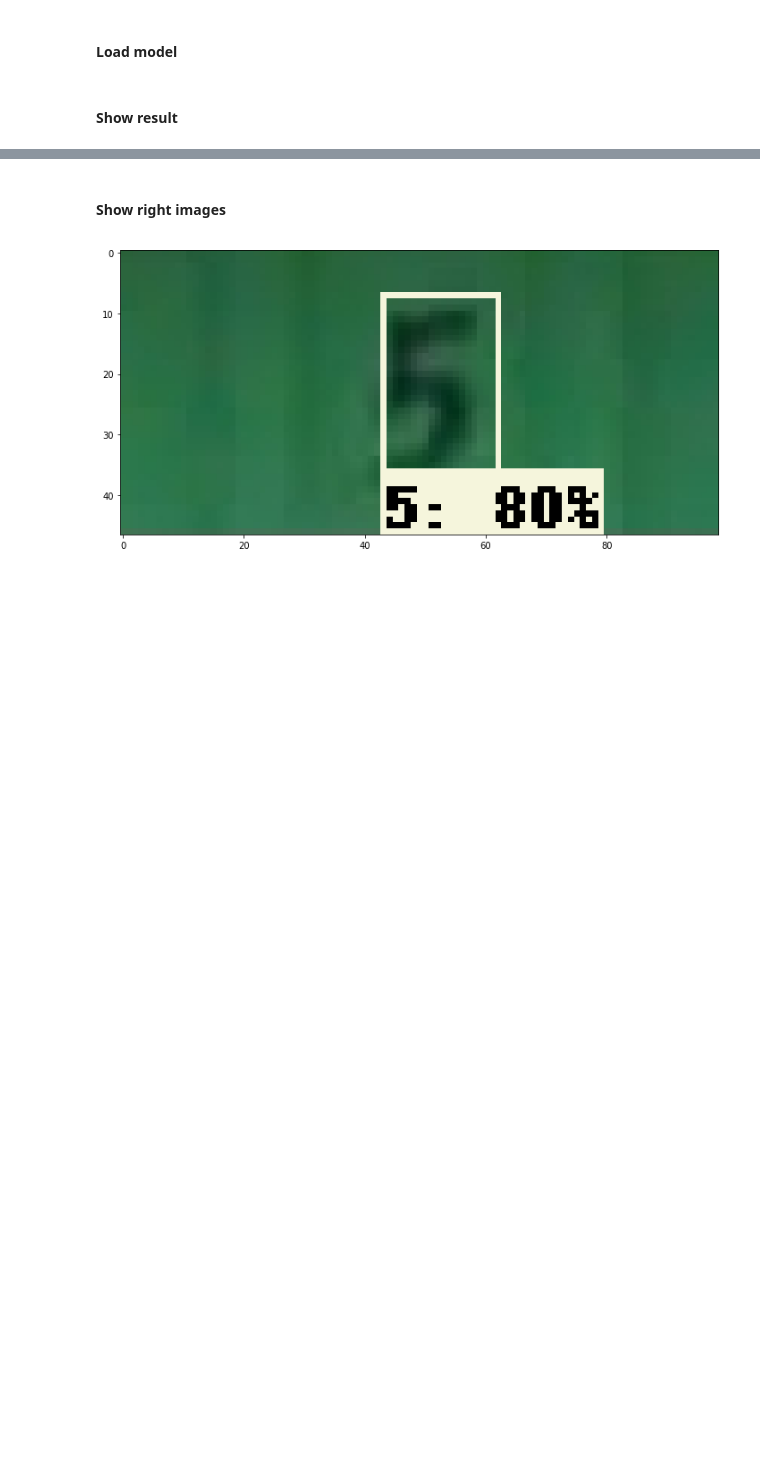
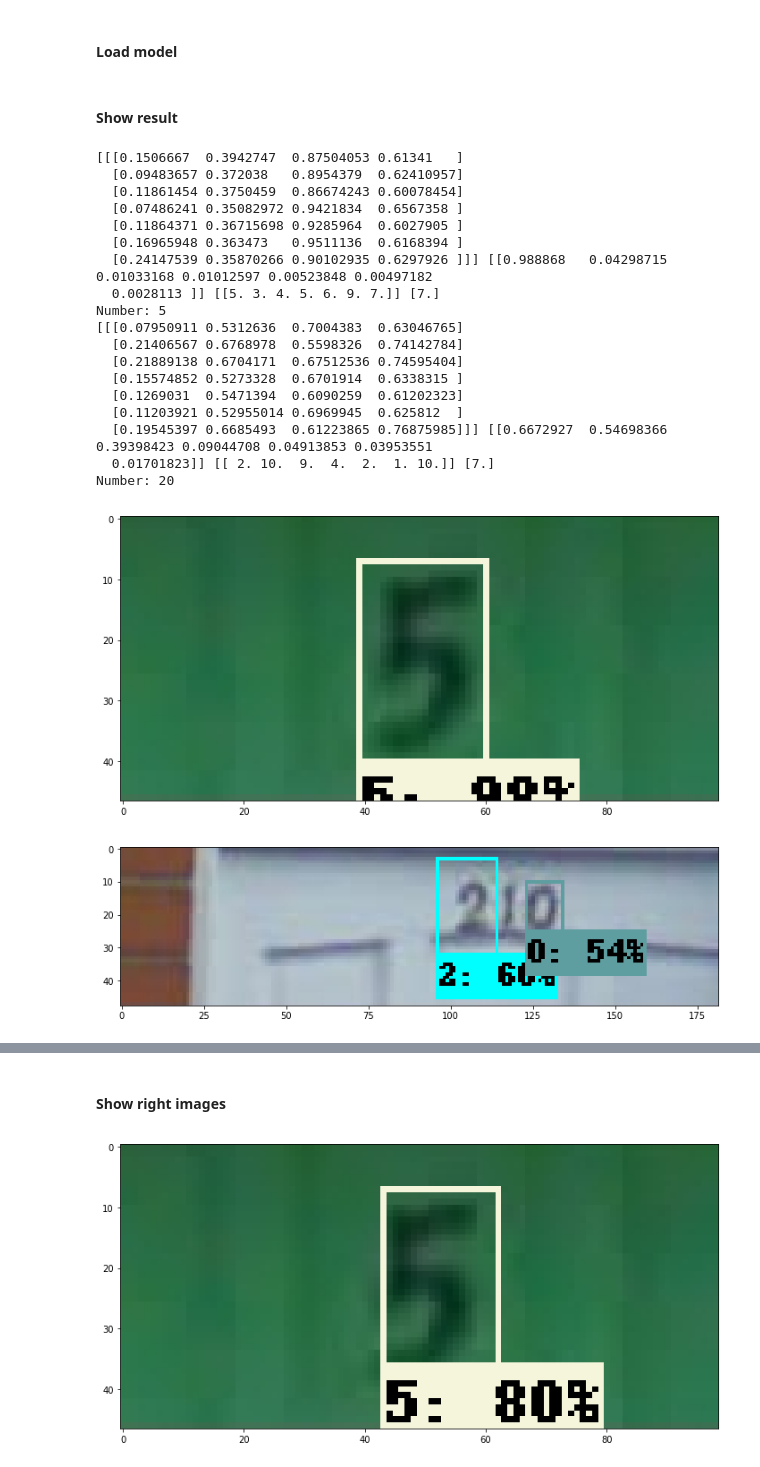
Before and after one commit to makci97/udacity_deep_learning_course, a Jupyter notebook: live_camera_app/data_exploration.ipynb, the cells around one changed output, grey strips where cells are left out. Cells and saved outputs as stored; diff of their text form; code cells hidden in the pictures; blank space fills up the shorter version.

```diff
--- a/live_camera_app/data_exploration.ipynb
+++ b/live_camera_app/data_exploration.ipynb
@@ -622,3 +714,81 @@ with detection_graph.as_default():
         tf.import_graph_def(od_graph_def, name='')
 # %% [markdown]
 #### Show result
+# %%
+def get_number(boxes, scores, classes, category_index, prob_threshold=0.5):
+    # box = [y1, x1, y2, x2]
+    # count digits
+    n_digits = 0
+    for score in scores:
+        if score < prob_threshold:
+            break
+        n_digits += 1
+
+    # sort digits
+    digits = [(box, score, _class)
+              for box, score, _class in zip(boxes[:n_digits], scores[:n_digits], classes[:n_digits])]
+    sorted(digits, key=lambda digit: digit[0][1])
+
+    # get number
+    number_str = ''
+    for digit in digits:
+        number_str += category_index[digit[2]]['name']
+    return number_str
+# %%
+with detection_graph.as_default():
+    with tf.Session(graph=detection_graph) as sess:
+        # Definite input and output Tensors for detection_graph
+        image_tensor = detection_graph.get_tensor_by_name('image_tensor:0')
+        # Each box represents a part of the image where a particular object was detected.
+        detection_boxes = detection_graph.get_tensor_by_name('detection_boxes:0')
+        # Each score represent how level of confidence for each of the objects.
+        # Score is shown on the result image, together with the class label.
+        detection_scores = detection_graph.get_tensor_by_name('detection_scores:0')
+        detection_classes = detection_graph.get_tensor_by_name('detection_classes:0')
+        num_detections = detection_graph.get_tensor_by_name('num_detections:0')
+        for image_path in TEST_IMAGE_PATHS:
+            image = Image.open(image_path)
+            # the array based representation of the image will be used later in order to prepare the
+            # result image with boxes and labels on it.
+            image_np = load_image_into_numpy_array(image)
+            # Expand dimensions since the model expects images to have shape: [1, None, None, 3]
+            image_np_expanded = np.expand_dims(image_np, axis=0)
+            # Actual detection.
+            (boxes, scores, classes, num) = sess.run(
+                [detection_boxes, detection_scores, detection_classes, num_detections],
+                feed_dict={image_tensor: image_np_expanded})
+            # Visualization of the results of a detection.
+            vis_util.visualize_boxes_and_labels_on_image_array(
+                image_np,
+                np.squeeze(boxes),
+                np.squeeze(classes).astype(np.int32),
+                np.squeeze(scores),
+                category_index,
+                use_normalized_coordinates=True,
+                line_thickness=1)
+            plt.figure(figsize=IMAGE_SIZE)
+            plt.imshow(image_np)
+            print(boxes, scores, classes, num)
+            print("Number: {}".format(get_number(
+                np.squeeze(boxes), np.squeeze(scores), np.squeeze(classes).astype(np.int32), category_index)))
+# %% [output]
+[[[0.1506667  0.3942747  0.87504053 0.61341   ]
+  [0.09483657 0.372038   0.8954379  0.62410957]
+  [0.11861454 0.3750459  0.86674243 0.60078454]
+  [0.07486241 0.35082972 0.9421834  0.6567358 ]
+  [0.11864371 0.36715698 0.9285964  0.6027905 ]
+  [0.16965948 0.363473   0.9511136  0.6168394 ]
+  [0.24147539 0.35870266 0.90102935 0.6297926 ]]] [[0.988868   0.04298715 0.01033168 0.01012597 0.00523848 0.00497182
+  0.0028113 ]] [[5. 3. 4. 5. 6. 9. 7.]] [7.]
+Number: 5
+[[[0.07950911 0.5312636  0.7004383  0.63046765]
+  [0.21406567 0.6768978  0.5598326  0.74142784]
+  [0.21889138 0.6704171  0.67512536 0.74595404]
+  [0.15574852 0.5273328  0.6701914  0.6338315 ]
+  [0.1269031  0.5471394  0.6090259  0.61202323]
+  [0.11203921 0.52955014 0.6969945  0.625812  ]
+  [0.19545397 0.6685493  0.61223865 0.76875985]]] [[0.6672927  0.54698366 0.39398423 0.09044708 0.04913853 0.03953551
+  0.01701823]] [[ 2. 10.  9.  4.  2.  1. 10.]] [7.]
+Number: 20
+[figure, added]
+[figure, added]
```
Also changed, not shown: parts of 5 cells of this notebook, 8 other files.
